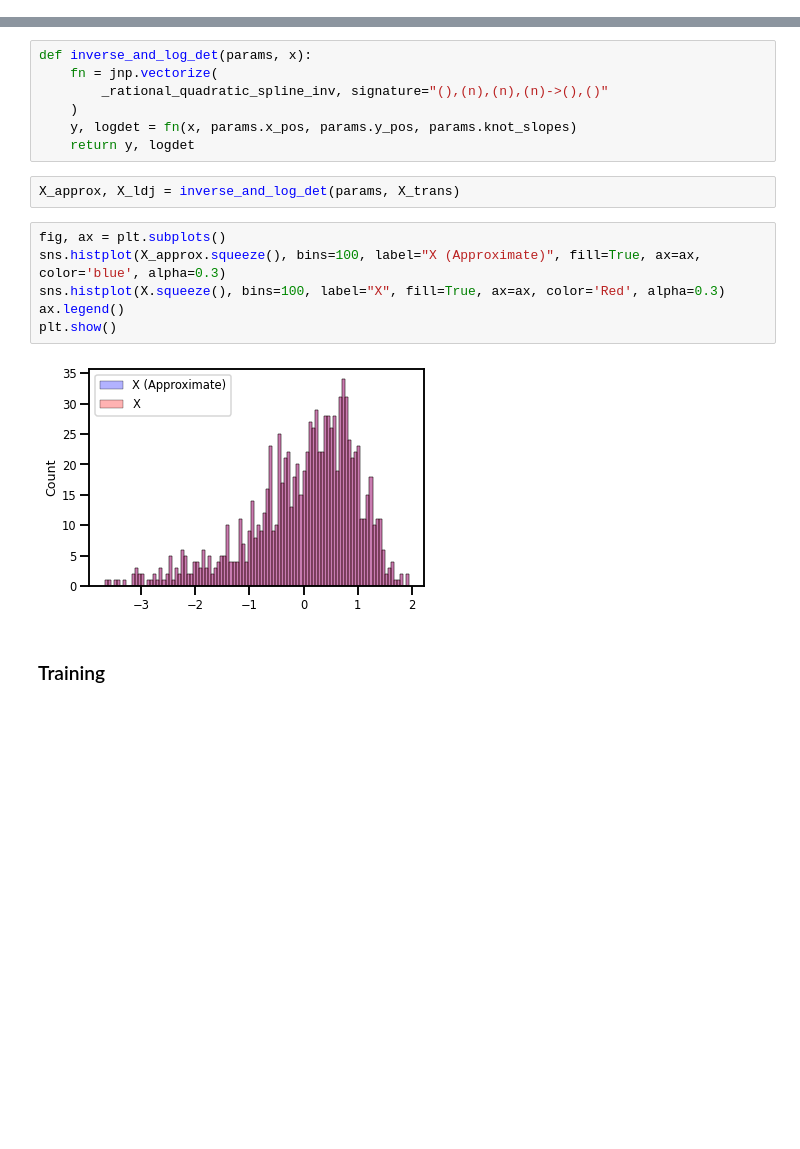
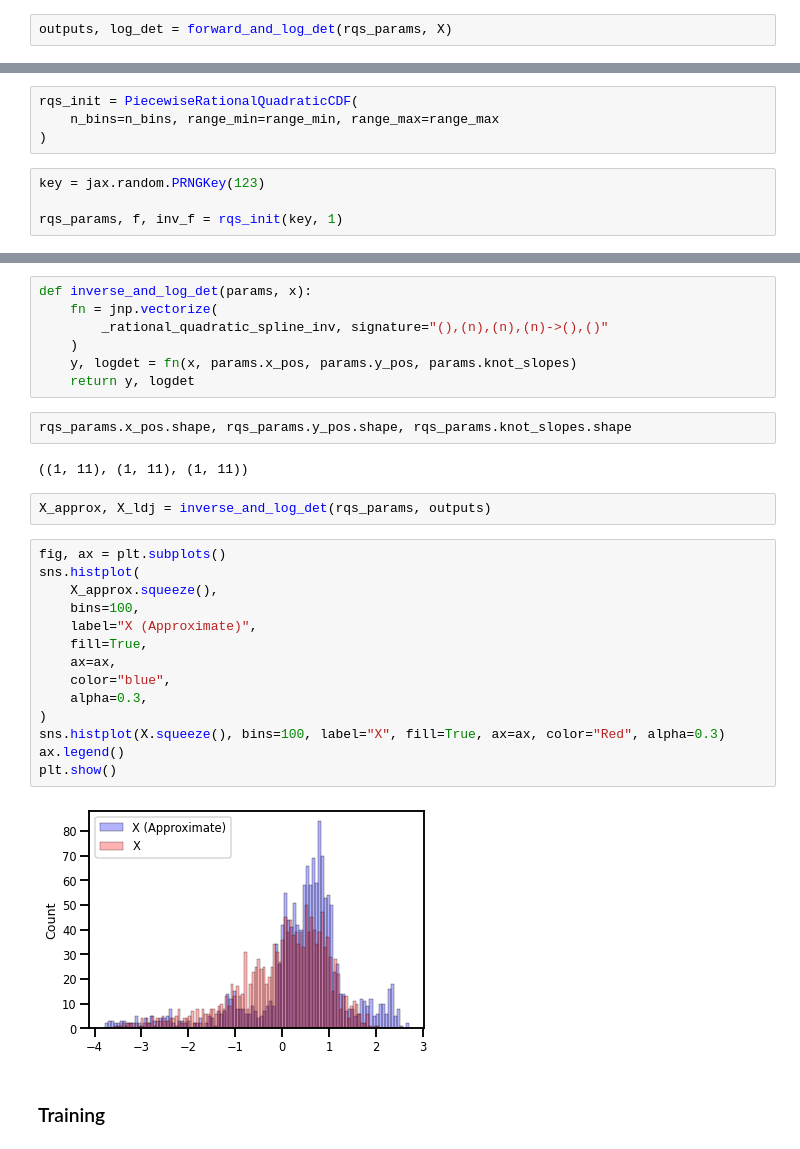
Before and after one commit to IPL-UV/rbig_jax, a Jupyter notebook: jupyterbook/content/experimental/splines.ipynb, the cells around one changed output, grey strips where cells are left out. Saved outputs shown, nothing was run; the diff lists cells and outputs as text; blank space fills up the shorter version.

```diff
--- a/jupyterbook/content/experimental/splines.ipynb
+++ b/jupyterbook/content/experimental/splines.ipynb
@@ -114 +146,3 @@ X_trans, X_ldj = forward_and_log_det(params, X)
+# %%
+outputs, log_det = forward_and_log_det(rqs_params, X)
 # %%
@@ -119,3 +153,11 @@ sns.displot(X_trans, bins=100)
+# %%
+rqs_init = PiecewiseRationalQuadraticCDF(
+    n_bins=n_bins, range_min=range_min, range_max=range_max
+)
+# %%
+key = jax.random.PRNGKey(123)
+
+rqs_params, f, inv_f = rqs_init(key, 1)
 # %% [markdown]
 ### Inverse Transformation
 # %%
@@ -125,16 +167,28 @@ def inverse_and_log_det(params, x):
     )
     y, logdet = fn(x, params.x_pos, params.y_pos, params.knot_slopes)
     return y, logdet
+# %%
+rqs_params.x_pos.shape, rqs_params.y_pos.shape, rqs_params.knot_slopes.shape
+# %% [output]
+((1, 11), (1, 11), (1, 11))
 # %%
-X_approx, X_ldj = inverse_and_log_det(params, X_trans)
+X_approx, X_ldj = inverse_and_log_det(rqs_params, outputs)
 # %%
 fig, ax = plt.subplots()
-sns.histplot(X_approx.squeeze(), bins=100, label="X (Approximate)", fill=True, ax=ax, color='blue', alpha=0.3)
-sns.histplot(X.squeeze(), bins=100, label="X", fill=True, ax=ax, color='Red', alpha=0.3)
+sns.histplot(
+    X_approx.squeeze(),
+    bins=100,
+    label="X (Approximate)",
+    fill=True,
+    ax=ax,
+    color="blue",
+    alpha=0.3,
+)
+sns.histplot(X.squeeze(), bins=100, label="X", fill=True, ax=ax, color="Red", alpha=0.3)
 ax.legend()
 plt.show()
 # %% [output]
-[figure, old version]
+[figure, new version]
 # %% [markdown]
 ### Training
 # %%
```
Also changed, not shown: parts of 44 cells of this notebook, 6 other files.
